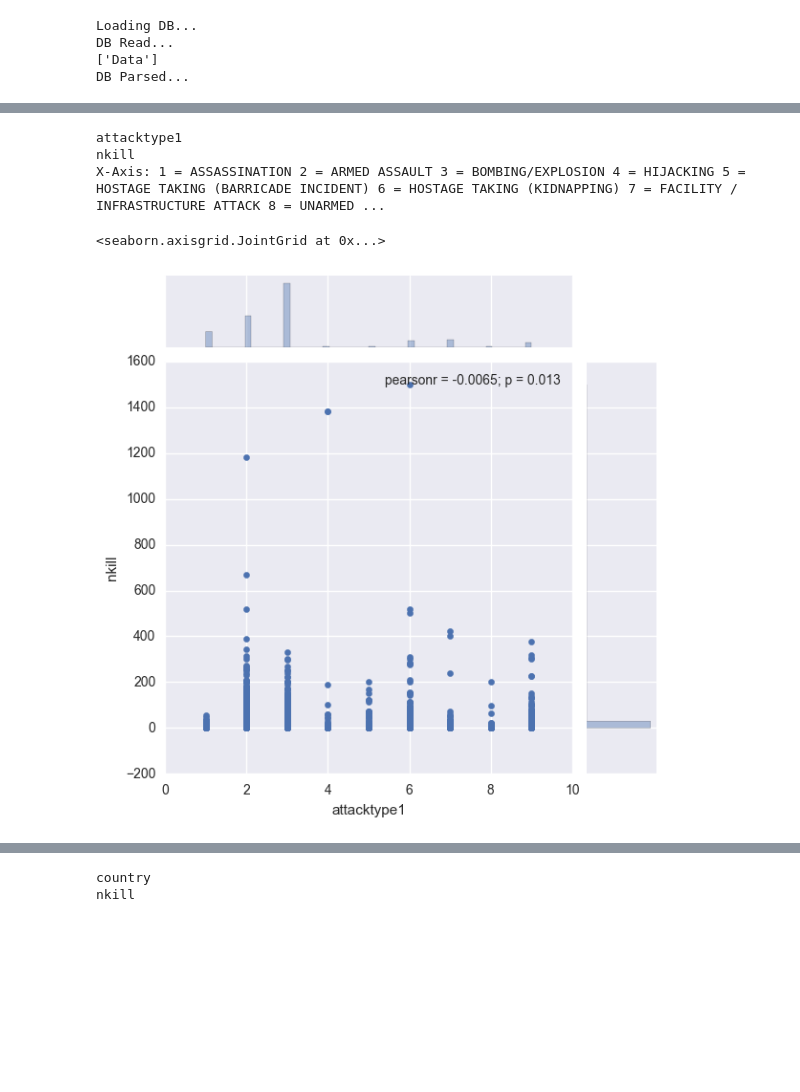
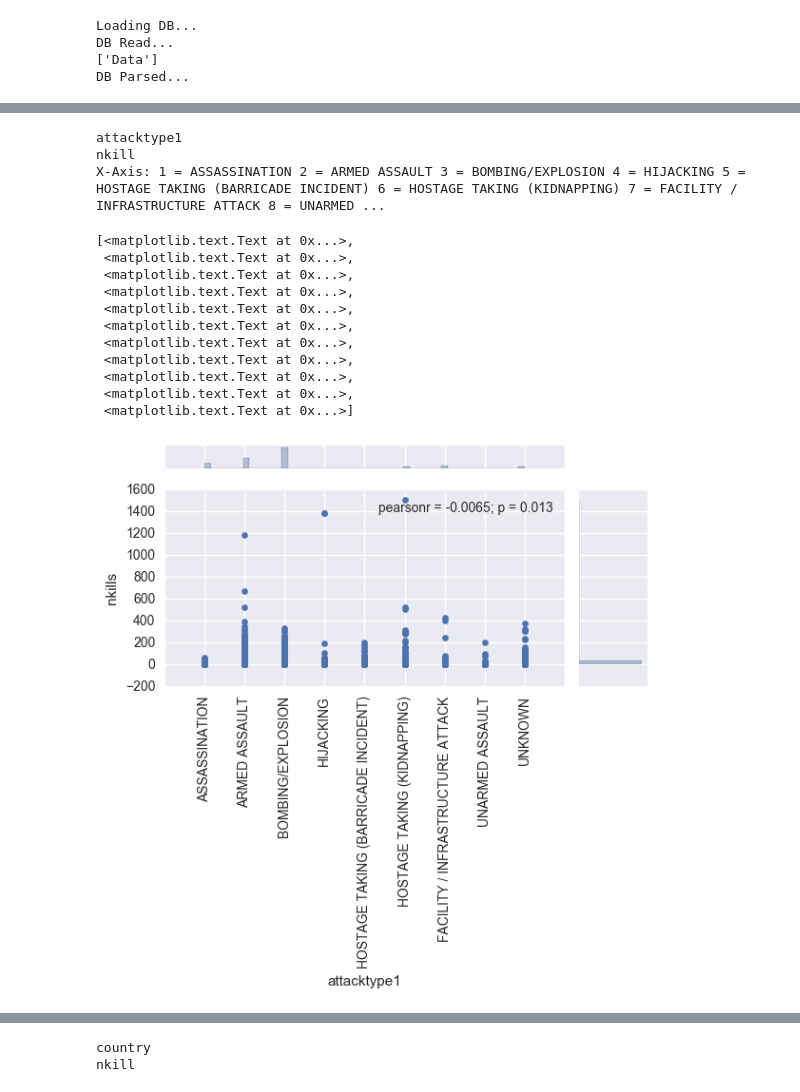
Before and after one commit to msandim/tum-data-mining-lab, a Jupyter notebook: Week 2/joint_plots.ipynb, the cells around one changed output, grey strips where cells are left out. Drawn from its saved outputs; the diff is of its cells as text; code cells hidden in the pictures; blank space fills up the shorter version.

```diff
--- a/Week 2/joint_plots.ipynb
+++ b/Week 2/joint_plots.ipynb
@@ -46,7 +152,10 @@ curr = columns[71]
 sec = columns[100]
 print(curr)
 print(sec)
-sns.jointplot(curr, sec, dfs)
+g = sns.jointplot(curr, sec, dfs)
+mp.rcParams.update({'figure.autolayout': True})
+g.ax_joint.xaxis.set_major_locator(mp.ticker.MultipleLocator(2500))
+g.ax_joint.yaxis.set_major_locator(mp.ticker.MultipleLocator(100))
 # %% [output]
 nperps
 nkill
@@ -55,19 +163,38 @@ nkill
 # %%
 #attacktype1_txt vs nkills
 curr = columns[28]
 sec = columns[100]
 xaxes_str = "X-Axis: 1 = ASSASSINATION 2 = ARMED ASSAULT 3 = BOMBING/EXPLOSION 4 = HIJACKING 5 = HOSTAGE TAKING (BARRICADE INCIDENT) 6 = HOSTAGE TAKING (KIDNAPPING) 7 = FACILITY / INFRASTRUCTURE ATTACK 8 = UNARMED ASSAULT 9 = UNKNOWN"
-xaxes = ["ASSASSINATION","ARMED ASSAULT","BOMBING/EXPLOSION","HIJACKING","HOSTAGE TAKING (BARRICADE INCIDENT)","HOSTAGE TAKING (KIDNAPPING)","FACILITY / INFRASTRUCTURE ATTACK","UNARMED ASSAULT", "UNKNOWN"]
+xaxes = ["", "", "ASSASSINATION","ARMED ASSAULT","BOMBING/EXPLOSION","HIJACKING","HOSTAGE TAKING (BARRICADE INCIDENT)","HOSTAGE TAKING (KIDNAPPING)","FACILITY / INFRASTRUCTURE ATTACK","UNARMED ASSAULT", "UNKNOWN"]
 print(curr)
 print(sec)
 print(xaxes_str)
-sns.jointplot(curr, sec, dfs)
+x_arr = np.asarray(dfs[curr])
+y_arr = np.asarray(dfs[sec])
+g = sns.jointplot(x_arr,y_arr)
+
+mp.rcParams.update({'figure.autolayout': True})
+g.ax_joint.xaxis.set_major_locator(mp.ticker.MultipleLocator(1))
+g.ax_joint.xaxis.set_label_text('attacktype1')
+g.ax_joint.yaxis.set_label_text('nkills')
+g.ax_joint.xaxis.set_ticklabels(xaxes,rotation=90)
+#g.ax_joint.xaxis.set
 # %% [output]
 attacktype1
 nkill
 X-Axis: 1 = ASSASSINATION 2 = ARMED ASSAULT 3 = BOMBING/EXPLOSION 4 = HIJACKING 5 = HOSTAGE TAKING (BARRICADE INCIDENT) 6 = HOSTAGE TAKING (KIDNAPPING) 7 = FACILITY / INFRASTRUCTURE ATTACK 8 = UNARMED ...
-<seaborn.axisgrid.JointGrid at 0x...>
+[<matplotlib.text.Text at 0x...>,
+ <matplotlib.text.Text at 0x...>,
+ <matplotlib.text.Text at 0x...>,
+ <matplotlib.text.Text at 0x...>,
+ <matplotlib.text.Text at 0x...>,
+ <matplotlib.text.Text at 0x...>,
+ <matplotlib.text.Text at 0x...>,
+ <matplotlib.text.Text at 0x...>,
+ <matplotlib.text.Text at 0x...>,
+ <matplotlib.text.Text at 0x...>,
+ <matplotlib.text.Text at 0x...>]
-[figure, old version]
+[figure, new version]
 # %%
 #weaptype1 vs nkills
 curr = columns[83]
```
Also changed, not shown: parts of 6 cells of this notebook, 1 other file.
